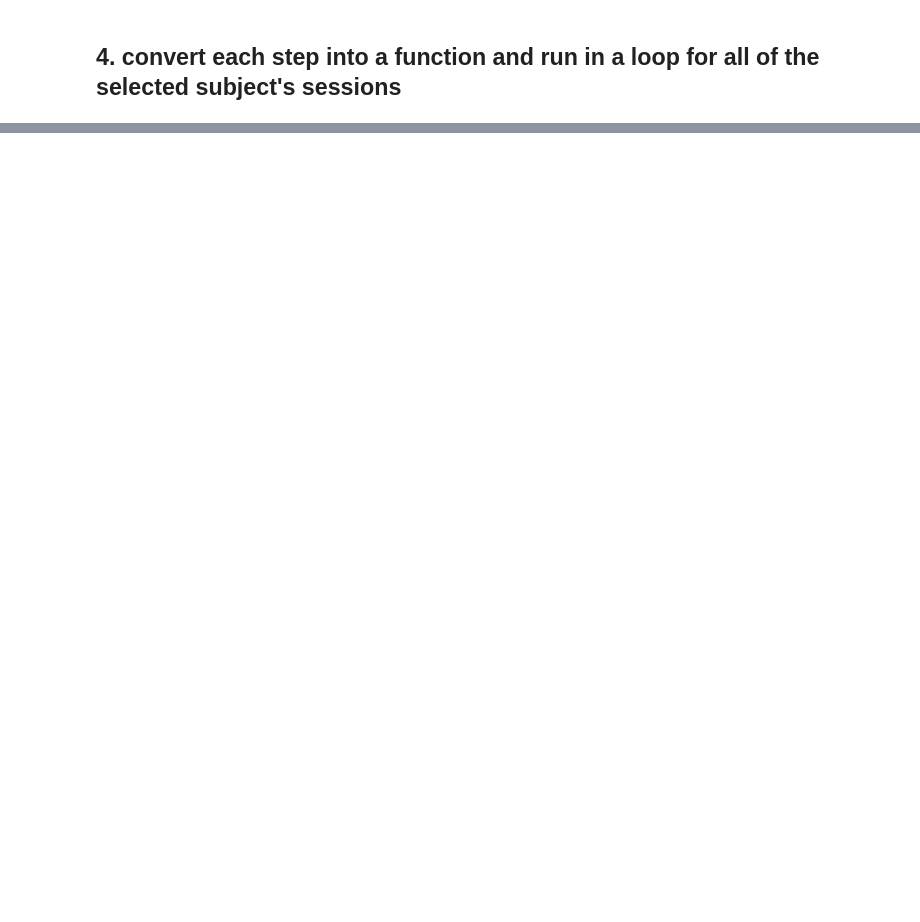
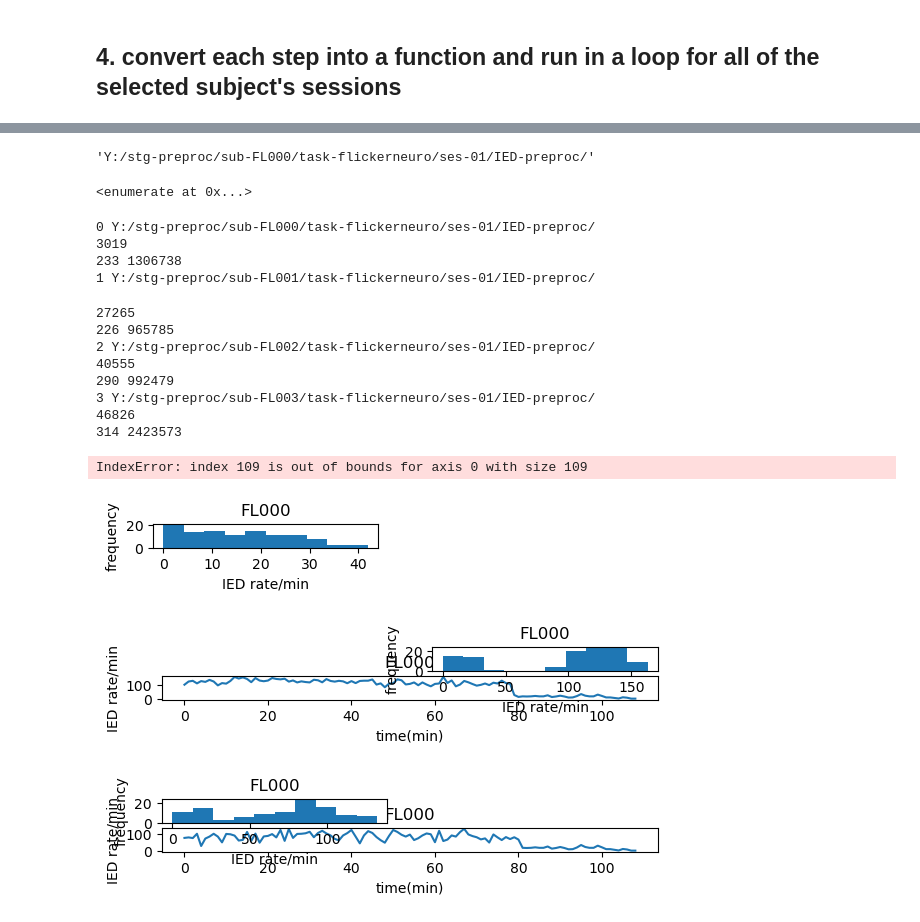
Before and after one commit to Simurgh818/IED_distributions, a Jupyter notebook: IED_distributions.ipynb, the cells around one changed output, grey strips where cells are left out. Cells and saved outputs as stored; diff of their text form; code cells hidden in the pictures; blank space fills up the shorter version.

Commit message:
drafting a loop to go through all of the sessions, adding csv saving.

```diff
--- a/IED_distributions.ipynb
+++ b/IED_distributions.ipynb
@@ -469,0 +522,77 @@ plt.title(str(sessions_flickerneuro.loc[0,'Subject_ID']));
+# %%
+IED_path[0]
+# %% [output]
+'Y:/stg-preproc/sub-FL000/task-flickerneuro/ses-01/IED-preproc/'
+# %%
+enumerate(IED_path[0])
+# %% [output]
+<enumerate at 0x...>
+# %%
+for idx_p, p in enumerate(IED_path):
+    print(idx_p,p)
+    session_path=IED_path[idx_p]+'sub-'+ str(sessions_flickerneuro.loc[idx_p,'Subject_ID'])+'_allspikes.csv'
+    session_path_win = os.path.abspath(session_path)
+    if os.path.exists(session_path_win):
+        session_df = pd.read_csv(session_path_win)
+        session_df_tp = session_df[session_df['predicted_class']==0] # filter in true positive
+        # filter out over lapping IEDs within 100 msec, or 20 samples.
+        m, n = session_df_tp.shape
+        print(m)
+        true_IEDs = np.zeros((m,2),dtype=int);
+        i = 0
+        for idx, ied in enumerate(session_df_tp.index.values[:-1]): #range(1,m-1):
+            #print(idx, ied)
+            if (session_df_tp.index.values[[idx+1]][0]): # check here to see what is going on.
+                idx_plus_one = session_df_tp.index.values[[idx+1]][0]
+                #print(idx_plus_one)
+                if (int(session_df_tp.loc[[ied], 'start']+20) < int(session_df_tp.loc[[idx_plus_one], 'start'])):
+                    true_IEDs[i,:] = [session_df_tp.loc[ied,'start'],session_df_tp.loc[ied,'chan']]
+                    i=  i+1
+                else:
+                    ied = ied+1
+
+        true_IEDs_df = pd.DataFrame(true_IEDs,columns=['start','chan'])
+        #filter out the zero values
+        true_IEDs_df_clean= true_IEDs_df[(true_IEDs_df['chan']!=0) & (true_IEDs_df['start']!=0)]
+        # fs=200 Hz, so to convert samples to rate IED/min: 200*60 sec = 12000, need to calculate the global number of IEDs from all channels every 12000 samples
+        time_start = true_IEDs_df_clean.iat[0,0]
+        time_end = true_IEDs_df_clean.iat[-1,0]
+        print(time_start,time_end)
+        time = np.arange(1,time_end,12000)
+        m_t = time.shape
+        for idx, t in enumerate(time[0:-2]):
+            # print(idx,t)
+            time_bin = true_IEDs_df_clean[(true_IEDs_df_clean['start']>time[idx]) & (true_IEDs_df_clean['start']<= time[idx+1])]
+            count, w = np.shape(time_bin)
+            #print(count)
+            IED_rate[idx,1] =  count
+
+        plt.figure();#figsize=(8,4)
+        plt.subplot(13,1,idx_p+1)
+        plt.plot(IED_rate[:,0]/12000,IED_rate[:,1]);
+        plt.xlabel('time(min)');
+        plt.ylabel('IED rate/min');
+        plt.title(str(sessions_flickerneuro.loc[0,'Subject_ID']));
+
+        plt.subplot(13,2,idx_p+1)
+        plt.hist(IED_rate[:,1],bins=10);
+        plt.ylabel('frequency');
+        plt.xlabel('IED rate/min');
+        plt.title(str(sessions_flickerneuro.loc[0,'Subject_ID']));
+# %% [output]
+0 Y:/stg-preproc/sub-FL000/task-flickerneuro/ses-01/IED-preproc/
+3019
+233 1306738
+1 Y:/stg-preproc/sub-FL001/task-flickerneuro/ses-01/IED-preproc/
+27265
+226 965785
+2 Y:/stg-preproc/sub-FL002/task-flickerneuro/ses-01/IED-preproc/
+40555
+290 992479
+3 Y:/stg-preproc/sub-FL003/task-flickerneuro/ses-01/IED-preproc/
+46826
+314 2423573
+IndexError: index 109 is out of bounds for axis 0 with size 109
+[figure, added]
+[figure, added]
+[figure, added]
```
Also changed, not shown: parts of 8 cells of this notebook.
